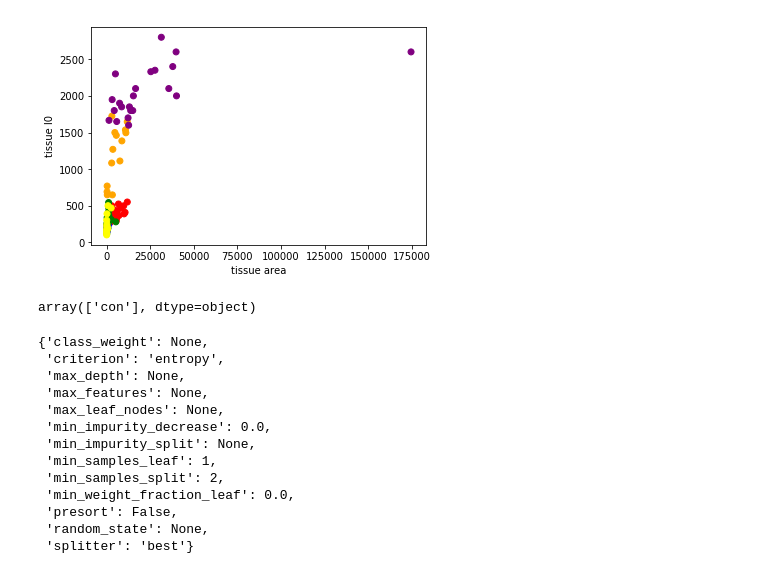
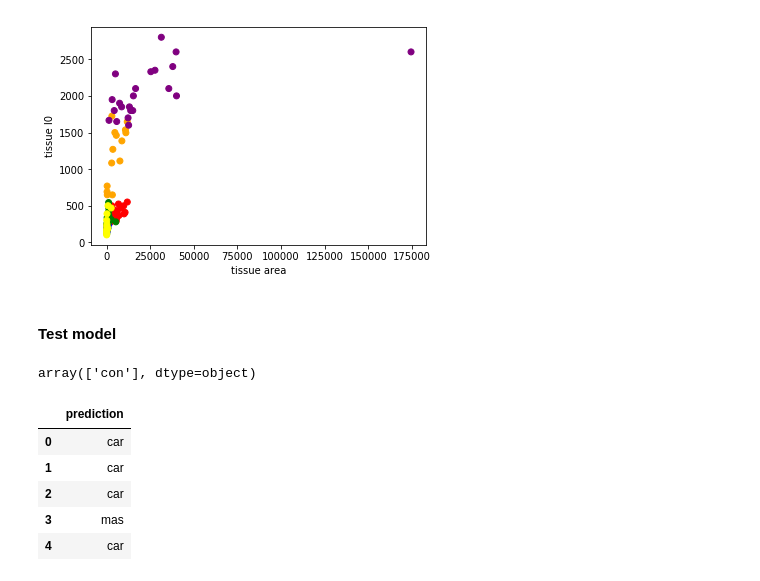
Before and after one commit to 52-hertz-whale/11612617, a Jupyter notebook: practice5/practice5.ipynb, the cells around one changed output. Drawn from its saved outputs; the diff is of its cells as text; code cells hidden in the pictures.

```diff
--- a/practice5/practice5.ipynb
+++ b/practice5/practice5.ipynb
@@ -289,23 +289,9 @@ attributes = tissue[['I0', 'PA500', 'HFS', 'DA', 'Area', 'A/DA', 'Max IP', 'DR',
 target = tissue[["Class"]]
 clf = tree.DecisionTreeClassifier(criterion='entropy')
 clf = clf.fit(attributes,target)
+# %% [markdown]
+#### Test model
 # %%
 clf.predict([[1300,0.09,0.09,202,8785,43,143,145,1524]])
 # %% [output]
 array(['con'], dtype=object)
-# %%
-clf.get_params()
-# %% [output]
-{'class_weight': None,
- 'criterion': 'entropy',
- 'max_depth': None,
- 'max_features': None,
- 'max_leaf_nodes': None,
- 'min_impurity_decrease': 0.0,
- 'min_impurity_split': None,
- 'min_samples_leaf': 1,
- 'min_samples_split': 2,
- 'min_weight_fraction_leaf': 0.0,
- 'presort': False,
- 'random_state': None,
- 'splitter': 'best'}
@@ -311,0 +303,12 @@ clf.get_params()
+# %%
+attributes_test = attributes[attributes.index % 2 != 1]
+prediction = clf.predict(attributes_test)
+prediction_df_1 = pd.DataFrame({"prediction":prediction})
+prediction_df_1.head()
+# %% [output]
+|  | prediction |
+| 0 | car |
+| 1 | car |
+| 2 | car |
+| 3 | mas |
+| 4 | car |
```
Also changed, not shown: parts of 10 cells of this notebook.
